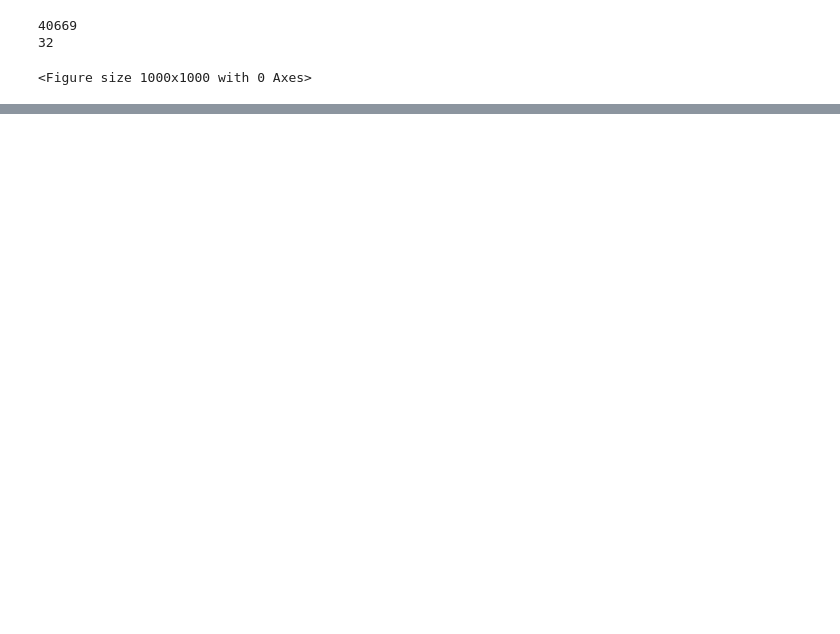
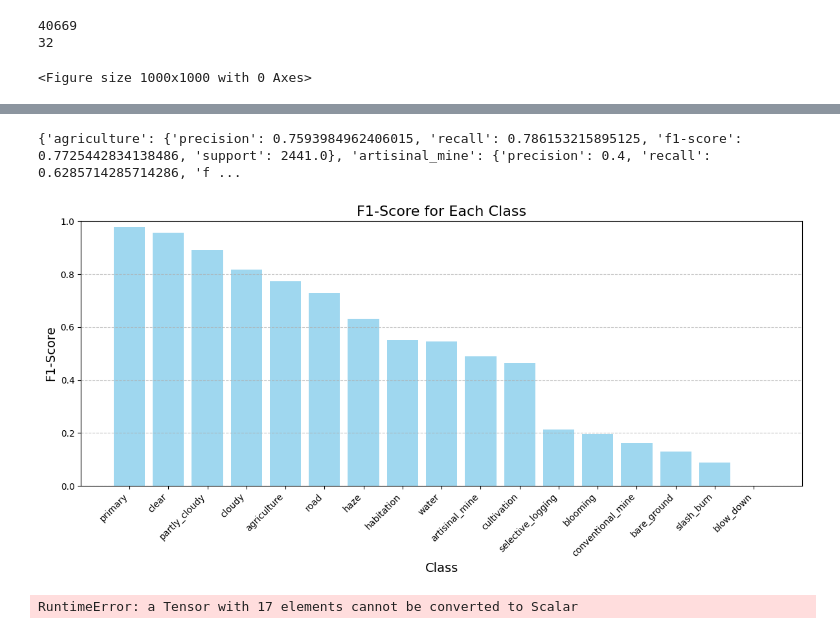
Before and after one commit to angelg19/Satellite-Image-Analysis, a Jupyter notebook: cnn_preprocessed_data.ipynb, the cells around one changed output, grey strips where cells are left out. Cells and saved outputs as stored; diff of their text form; code cells hidden in the pictures; blank space fills up the shorter version.

```diff
--- a/cnn_preprocessed_data.ipynb
+++ b/cnn_preprocessed_data.ipynb
@@ -365,0 +377,4 @@ Epoch 6/6
+# %%
+thresholds = [0.5, 0.15, 0.3, 0.15, 0.15, .5, .2, .03, .25, .45, .25, .4, .5, .5, .1, .06, .35]  # Custom threshold for each class
+predicted_classes = np.array([pred > threshold for pred, threshold in zip(y_pred_prob.T, thresholds)]).T.astype(int)
+print(classification_report(y_test_data, predicted_classes, target_names=labels_map))
@@ -365,0 +399,29 @@ Epoch 6/6
+# %%
+import matplotlib.pyplot as plt
+from sklearn.metrics import classification_report
+import numpy as np
+
+# Example classification report (dictionary format or generated from sklearn)
+report = classification_report(y_test_data, predicted_classes, target_names=labels_map, output_dict=True)
+print(report)
+class_f1_scores = {
+    k: v["f1-score"] for k, v in report.items() if k not in ["micro avg", "macro avg", "weighted avg", "samples avg"]
+}
+
+sorted_scores = sorted(class_f1_scores.items(), key=lambda item: item[1], reverse=True)  # Sort by F1 score descending
+classes, f1_scores = zip(*sorted_scores)
+
+
+plt.figure(figsize=(12, 6))
+plt.bar(classes, f1_scores, color="skyblue", alpha=0.8)
+plt.title("F1-Score for Each Class", fontsize=16)
+plt.xlabel("Class", fontsize=14)
+plt.ylabel("F1-Score", fontsize=14)
+plt.ylim(0, 1)  # F1-scores range between 0 and 1
+plt.xticks(rotation=45, ha="right")  # Rotate class names for better readability
+plt.grid(axis="y", linestyle="--", alpha=0.7)
+plt.tight_layout()  # Adjust layout to prevent overlap
+plt.show()
+# %% [output]
+{'agriculture': {'precision': 0.7593984962406015, 'recall': 0.786153215895125, 'f1-score': 0.7725442834138486, 'support': 2441.0}, 'artisinal_mine': {'precision': 0.4, 'recall': 0.6285714285714286, 'f ...
+[figure, added]
@@ -365,0 +516,17 @@ Epoch 6/6
+# %%
+thresholds = [0.5, 0.2, 0.3, 0.2, 0.2, .5, .4, .2, .4, .4, .4,  .5, .5, .5, .2, .2, .5]  # Custom threshold for each class
+predicted_classes = np.array([pred > threshold for pred, threshold in zip(preds, thresholds)]).T.astype(int)
+#predicted_classes2 = np.array([pred > threshold for pred, threshold in zip(preds, thresholds)]).T.astype(int)
+from sklearn.metrics import classification_report
+
+preds = [p.item() if isinstance(p, torch.Tensor) else p for p in preds]
+predictions_tensor = torch.tensor(preds)
+
+print(np.shape(preds))
+# Flatten the test labels for comparison
+print(classification_report(y_val_data_t, predictions_tensor, target_names=labels_map))
+print(classification_report(y_val_data_t, predicted_classes, target_names=labels_map))
+
+#print(f"Epoch {epoch + 1}/{epochs}, Train Loss: {train_loss / len(x_train_data):.4f}, Val Loss: {val_loss / len(x_test_data):.4f}")
+# %% [output]
+RuntimeError: a Tensor with 17 elements cannot be converted to Scalar
```
Also changed, not shown: parts of 6 cells of this notebook, 4 other files.
